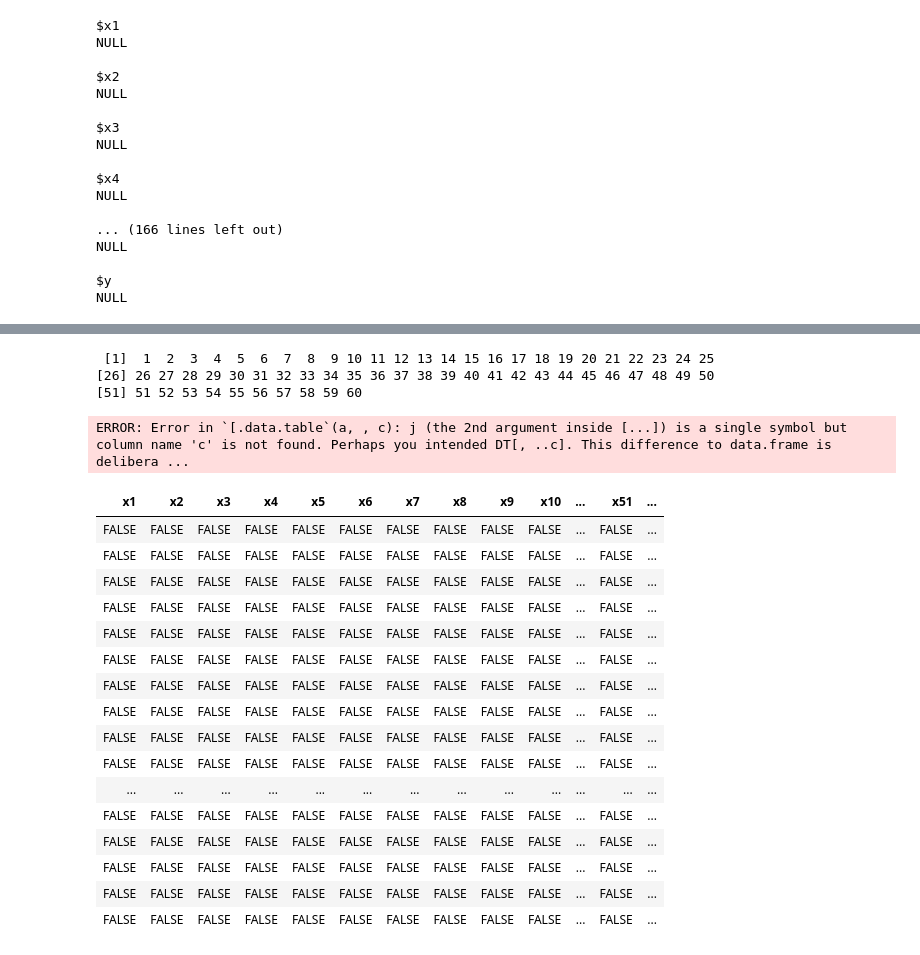
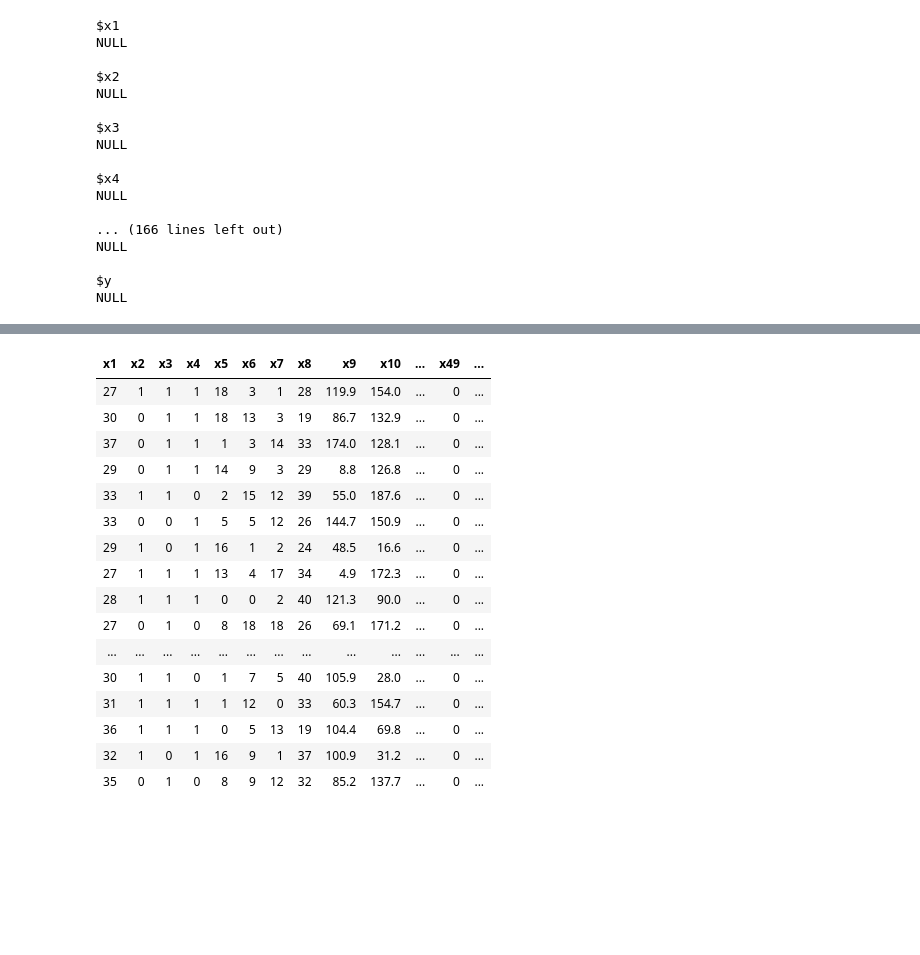
Before and after one commit to karaee/IE518Project, a Jupyter notebook: Project/Project1.ipynb, the cells around one changed output, grey strips where cells are left out. Saved outputs shown, nothing was run; the diff lists cells and outputs as text; code cells hidden in the pictures; blank space fills up the shorter version.

```diff
--- a/Project/Project1.ipynb
+++ b/Project/Project1.ipynb
@@ -179,40 +123,23 @@ length(a)
-# %%
-1:length(a)
-# %% [output]
- [1]  1  2  3  4  5  6  7  8  9 10 11 12 13 14 15 16 17 18 19 20 21 22 23 24 25
-[26] 26 27 28 29 30 31 32 33 34 35 36 37 38 39 40 41 42 43 44 45 46 47 48 49 50
-[51] 51 52 53 54 55 56 57 58 59 60
-# %%
-for(i in 1:ncol(df)){
-  for(j in 1:nrow(df))
-    if(df[i,j] == is.NA){
-      df[i,j] = 0
-    }
-}
-# %%
-for(c in 1:60){
-    min(a[,c])
-
-}
-# %% [output]
-ERROR: Error in `[.data.table`(a, , c): j (the 2nd argument inside [...]) is a single symbol but column name 'c' is not found. Perhaps you intended DT[, ..c]. This difference to data.frame is delibera ...
-# %%
-a == 0
-# %% [output]
-| x1 | x2 | x3 | x4 | x5 | x6 | x7 | x8 | x9 | x10 | ... | x51 | ... |
-| FALSE | FALSE | FALSE | FALSE | FALSE | FALSE | FALSE | FALSE | FALSE | FALSE | ... | FALSE | ... |
-| FALSE | FALSE | FALSE | FALSE | FALSE | FALSE | FALSE | FALSE | FALSE | FALSE | ... | FALSE | ... |
-| FALSE | FALSE | FALSE | FALSE | FALSE | FALSE | FALSE | FALSE | FALSE | FALSE | ... | FALSE | ... |
-| FALSE | FALSE | FALSE | FALSE | FALSE | FALSE | FALSE | FALSE | FALSE | FALSE | ... | FALSE | ... |
-| FALSE | FALSE | FALSE | FALSE | FALSE | FALSE | FALSE | FALSE | FALSE | FALSE | ... | FALSE | ... |
-| FALSE | FALSE | FALSE | FALSE | FALSE | FALSE | FALSE | FALSE | FALSE | FALSE | ... | FALSE | ... |
-| FALSE | FALSE | FALSE | FALSE | FALSE | FALSE | FALSE | FALSE | FALSE | FALSE | ... | FALSE | ... |
-| FALSE | FALSE | FALSE | FALSE | FALSE | FALSE | FALSE | FALSE | FALSE | FALSE | ... | FALSE | ... |
-| FALSE | FALSE | FALSE | FALSE | FALSE | FALSE | FALSE | FALSE | FALSE | FALSE | ... | FALSE | ... |
-| FALSE | FALSE | FALSE | FALSE | FALSE | FALSE | FALSE | FALSE | FALSE | FALSE | ... | FALSE | ... |
-| ... | ... | ... | ... | ... | ... | ... | ... | ... | ... | ... | ... | ... |
-| FALSE | FALSE | FALSE | FALSE | FALSE | FALSE | FALSE | FALSE | FALSE | FALSE | ... | FALSE | ... |
-| FALSE | FALSE | FALSE | FALSE | FALSE | FALSE | FALSE | FALSE | FALSE | FALSE | ... | FALSE | ... |
-| FALSE | FALSE | FALSE | FALSE | FALSE | FALSE | FALSE | FALSE | FALSE | FALSE | ... | FALSE | ... |
-| FALSE | FALSE | FALSE | FALSE | FALSE | FALSE | FALSE | FALSE | FALSE | FALSE | ... | FALSE | ... |
-| FALSE | FALSE | FALSE | FALSE | FALSE | FALSE | FALSE | FALSE | FALSE | FALSE | ... | FALSE | ... |
+# %%
+#columns 50 and 52 are empty columns. also output is omitted. 49 and 59 da çıkarılabilir.
+data <- df[-c(50,52,61)]
+# %%
+data
+# %% [output]
+| x1 | x2 | x3 | x4 | x5 | x6 | x7 | x8 | x9 | x10 | ... | x49 | ... |
+| 27 | 1 | 1 | 1 | 18 | 3 | 1 | 28 | 119.9 | 154.0 | ... | 0 | ... |
+| 30 | 0 | 1 | 1 | 18 | 13 | 3 | 19 | 86.7 | 132.9 | ... | 0 | ... |
+| 37 | 0 | 1 | 1 | 1 | 3 | 14 | 33 | 174.0 | 128.1 | ... | 0 | ... |
+| 29 | 0 | 1 | 1 | 14 | 9 | 3 | 29 | 8.8 | 126.8 | ... | 0 | ... |
+| 33 | 1 | 1 | 0 | 2 | 15 | 12 | 39 | 55.0 | 187.6 | ... | 0 | ... |
+| 33 | 0 | 0 | 1 | 5 | 5 | 12 | 26 | 144.7 | 150.9 | ... | 0 | ... |
+| 29 | 1 | 0 | 1 | 16 | 1 | 2 | 24 | 48.5 | 16.6 | ... | 0 | ... |
+| 27 | 1 | 1 | 1 | 13 | 4 | 17 | 34 | 4.9 | 172.3 | ... | 0 | ... |
+| 28 | 1 | 1 | 1 | 0 | 0 | 2 | 40 | 121.3 | 90.0 | ... | 0 | ... |
+| 27 | 0 | 1 | 0 | 8 | 18 | 18 | 26 | 69.1 | 171.2 | ... | 0 | ... |
+| ... | ... | ... | ... | ... | ... | ... | ... | ... | ... | ... | ... | ... |
+| 30 | 1 | 1 | 0 | 1 | 7 | 5 | 40 | 105.9 | 28.0 | ... | 0 | ... |
+| 31 | 1 | 1 | 1 | 1 | 12 | 0 | 33 | 60.3 | 154.7 | ... | 0 | ... |
+| 36 | 1 | 1 | 1 | 0 | 5 | 13 | 19 | 104.4 | 69.8 | ... | 0 | ... |
+| 32 | 1 | 0 | 1 | 16 | 9 | 1 | 37 | 100.9 | 31.2 | ... | 0 | ... |
+| 35 | 0 | 1 | 0 | 8 | 9 | 12 | 32 | 85.2 | 137.7 | ... | 0 | ... |
```
Also changed, not shown: parts of 7 cells of this notebook.
